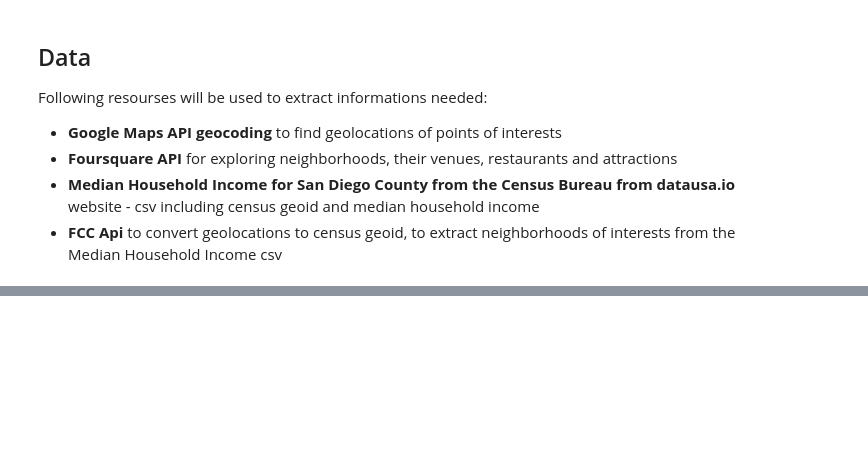
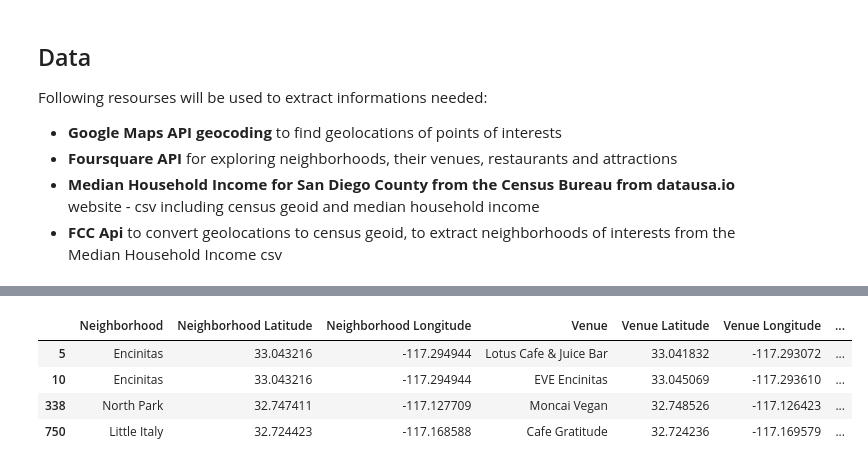
Before and after one commit to dominikalad/Coursera_Capstone, a Jupyter notebook: Capstone_DS_Project-Foursquare.ipynb, the cells around one changed output, grey strips where cells are left out. Saved outputs shown, nothing was run; the diff lists cells and outputs as text; code cells hidden in the pictures; blank space fills up the shorter version.

```diff
--- a/Capstone_DS_Project-Foursquare.ipynb
+++ b/Capstone_DS_Project-Foursquare.ipynb
@@ -88,0 +265,8 @@ df_neighborhoods
+# %%
+sd_venues[sd_venues['Venue Category'] == 'Vegetarian / Vegan Restaurant']
+# %% [output]
+|  | Neighborhood | Neighborhood Latitude | Neighborhood Longitude | Venue | Venue Latitude | Venue Longitude | ... |
+| 5 | Encinitas | 33.043216 | -117.294944 | Lotus Cafe & Juice Bar | 33.041832 | -117.293072 | ... |
+| 10 | Encinitas | 33.043216 | -117.294944 | EVE Encinitas | 33.045069 | -117.293610 | ... |
+| 338 | North Park | 32.747411 | -117.127709 | Moncai Vegan | 32.748526 | -117.126423 | ... |
+| 750 | Little Italy | 32.724423 | -117.168588 | Cafe Gratitude | 32.724236 | -117.169579 | ... |
```
Also changed, not shown: parts of 16 cells of this notebook.
